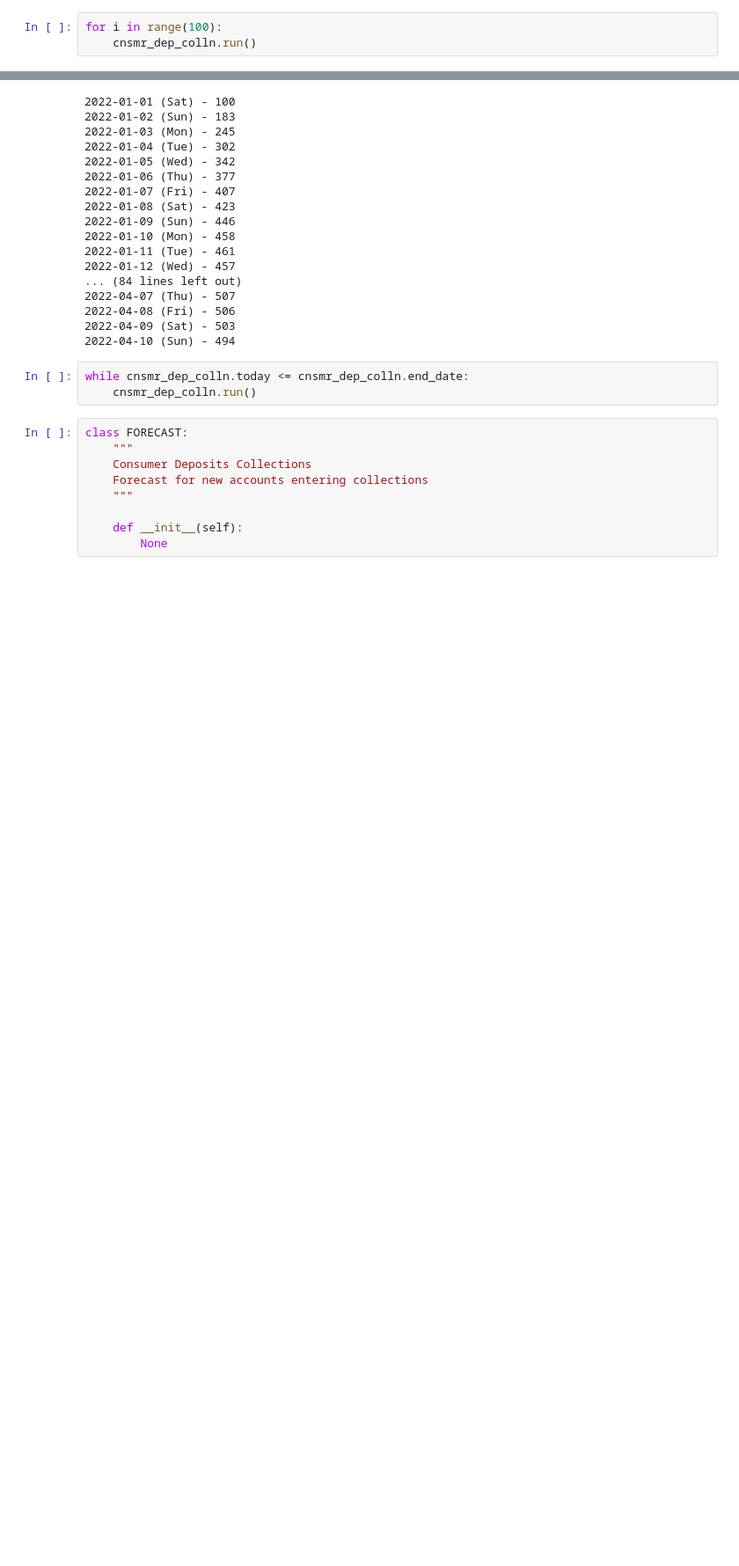
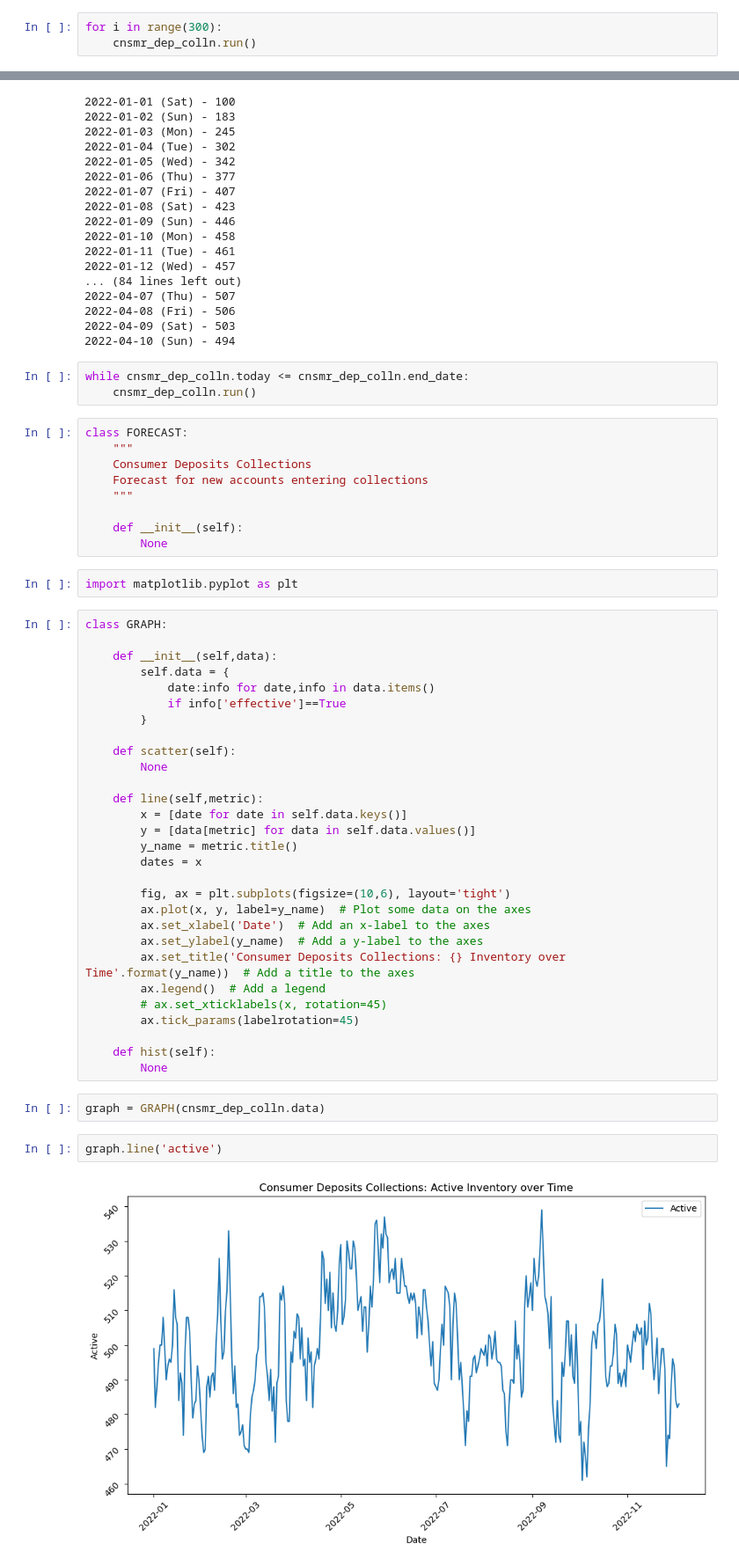
Before and after one commit to tsj7ww/sandbox, a Jupyter notebook: credit_intent.ipynb, the cells around one changed output, grey strips where cells are left out. Shown at 88% size. Saved outputs shown, nothing was run; the diff lists cells and outputs as text; blank space fills up the shorter version.

Commit message:
add graphs

```diff
--- a/credit_intent.ipynb
+++ b/credit_intent.ipynb
@@ -371,9 +377,9 @@ class INVENTORY:
         self.update_inventory()
 # %%
 cnsmr_dep_colln = INVENTORY()
-# %%
-for i in range(100):
-    cnsmr_dep_colln.run()
+# %%
+for i in range(300):
+    cnsmr_dep_colln.run()
 # %%
 for date,info in cnsmr_dep_colln.data.items():
     if info['active'] is not None:
@@ -408,3 +414,40 @@ class FORECAST:
 
     def __init__(self):
         None
+# %%
+import matplotlib.pyplot as plt
+# %%
+class GRAPH:
+
+    def __init__(self,data):
+        self.data = {
+            date:info for date,info in data.items()
+            if info['effective']==True
+        }
+
+    def scatter(self):
+        None
+
+    def line(self,metric):
+        x = [date for date in self.data.keys()]
+        y = [data[metric] for data in self.data.values()]
+        y_name = metric.title()
+        dates = x
+
+        fig, ax = plt.subplots(figsize=(10,6), layout='tight')
+        ax.plot(x, y, label=y_name)  # Plot some data on the axes
+        ax.set_xlabel('Date')  # Add an x-label to the axes
+        ax.set_ylabel(y_name)  # Add a y-label to the axes
+        ax.set_title('Consumer Deposits Collections: {} Inventory over Time'.format(y_name))  # Add a title to the axes
+        ax.legend()  # Add a legend
+        # ax.set_xticklabels(x, rotation=45)
+        ax.tick_params(labelrotation=45)
+
+    def hist(self):
+        None
+# %%
+graph = GRAPH(cnsmr_dep_colln.data)
+# %%
+graph.line('active')
+# %% [output]
+[figure, added]
```
Also changed, not shown: parts of 4 cells of this notebook.
